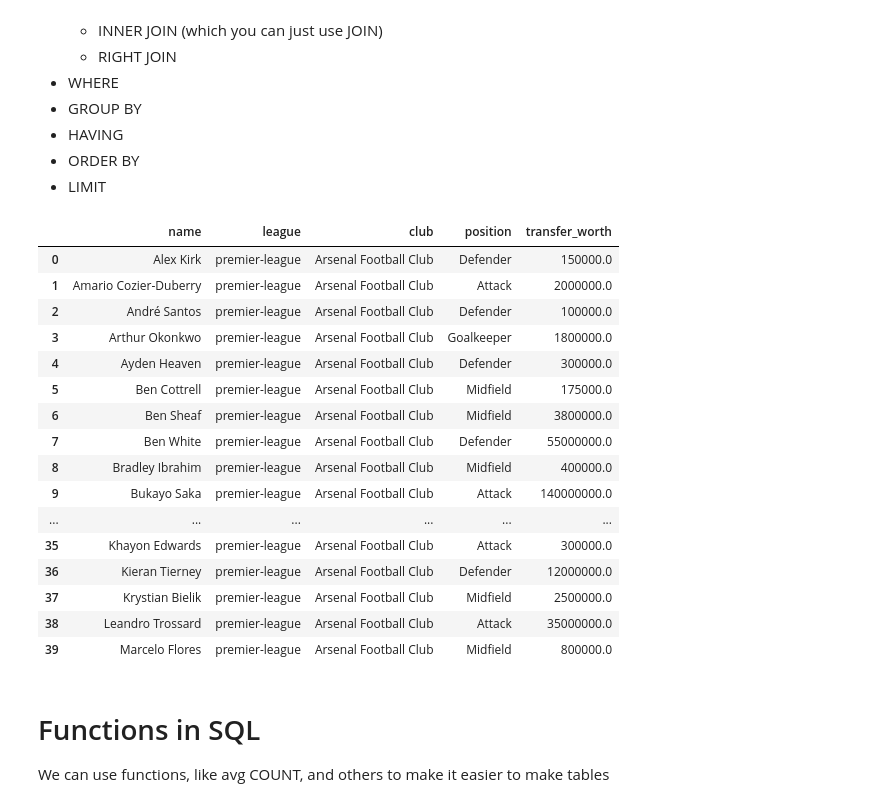
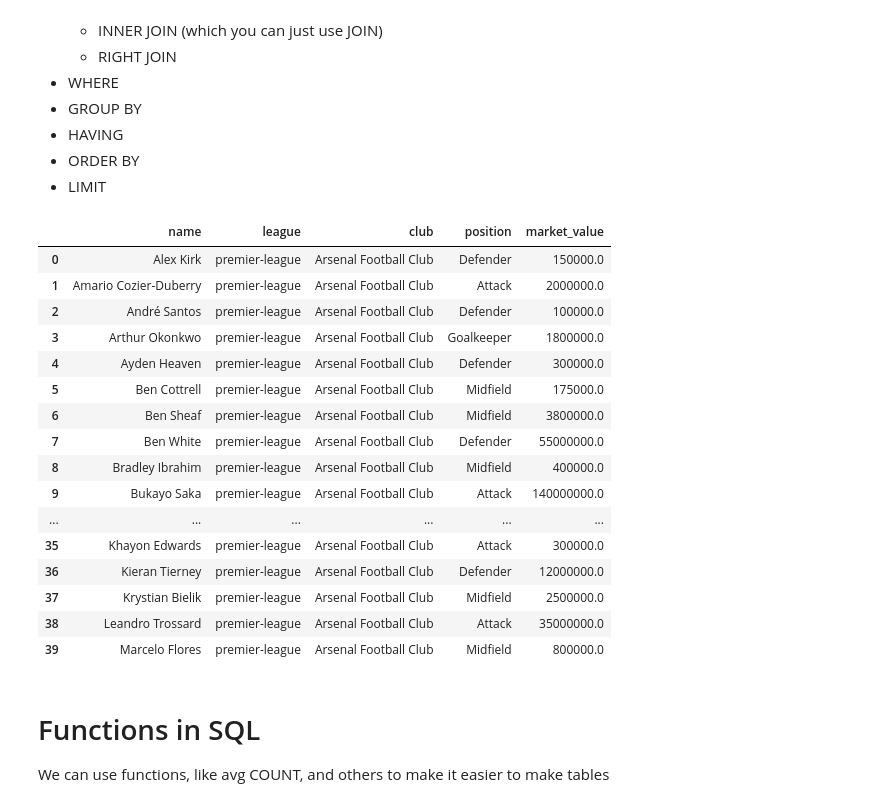
Before and after one commit to shadtome/Score-data, a Jupyter notebook: data_explore/transfer_market_examples.ipynb, the cells around one changed output. Saved outputs shown, nothing was run; the diff lists cells and outputs as text; code cells hidden in the pictures.

```diff
--- a/data_explore/transfer_market_examples.ipynb
+++ b/data_explore/transfer_market_examples.ipynb
@@ -58,24 +55,25 @@ The usual order for the captilized words in SQL is
 # %%
 con = sql.connect(path)
 
 players_EPL_2425 = pd.read_sql("""SELECT players.name AS name,
-                                competitions.name AS league,
-                               players.current_club_name AS club,
-                               players.position AS position,
-                               players.market_value_in_eur as transfer_worth
+                                        competitions.name AS league,
+                                        players.current_club_name AS club,
+                                        players.position AS position,
+                                        players.market_value_in_eur as market_value
+
                                FROM players
-                               LEFT JOIN competitions ON competitions.competition_id = players.current_club_domestic_competition_id
+                               JOIN competitions ON competitions.competition_id = players.current_club_domestic_competition_id
                                WHERE league = 'premier-league' and club='Arsenal Football Club'
                                ORDER BY name
                                LIMIT 40;""",con)
 
 con.close()
 
 players_EPL_2425.dropna()
 
 players_EPL_2425
 # %% [output]
-|  | name | league | club | position | transfer_worth |
+|  | name | league | club | position | market_value |
 | 0 | Alex Kirk | premier-league | Arsenal Football Club | Defender | 150000.0 |
 | 1 | Amario Cozier-Duberry | premier-league | Arsenal Football Club | Attack | 2000000.0 |
 | 2 | André Santos | premier-league | Arsenal Football Club | Defender | 100000.0 |
```
Also changed, not shown: parts of 5 cells of this notebook, 7 other files.
